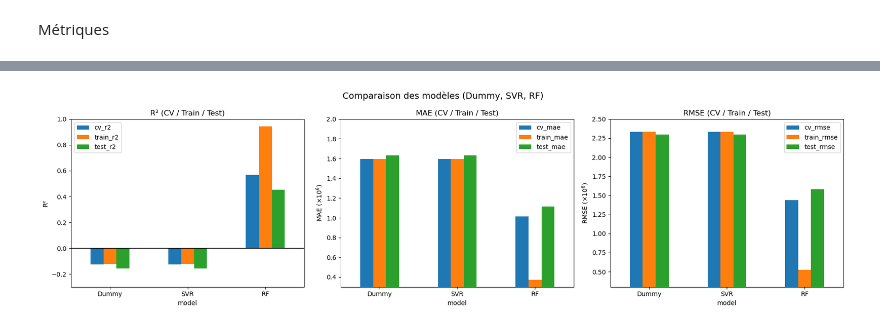
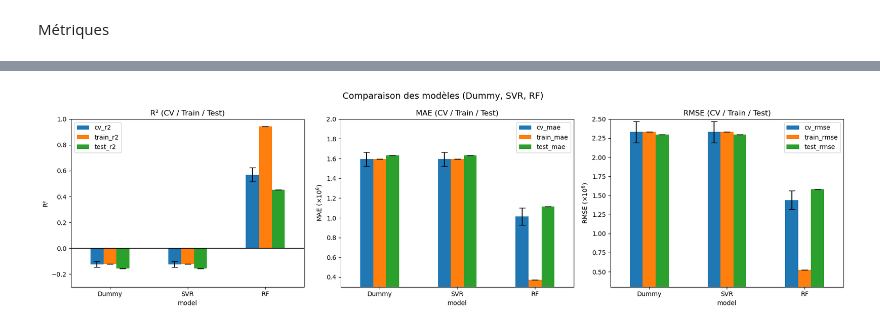
Before and after one commit to EthanChmt/Anticipez-les-besoins-en-consommations-de-batiments_, a Jupyter notebook: Notebooks/Notebook_4_comparaison_des_modeles .ipynb, the cells around one changed output, grey strips where cells are left out. Saved outputs shown, nothing was run; the diff lists cells and outputs as text; code cells hidden in the pictures.

```diff
--- a/Notebooks/Notebook_4_comparaison_des_modeles .ipynb
+++ b/Notebooks/Notebook_4_comparaison_des_modeles .ipynb
@@ -331,64 +465,60 @@ plt.show()
 # %%
 data = {
-    "model": ["Dummy", "SVR", "RF"],
-    "cv_r2":      [-0.124,  -0.124,  0.570],
-    "train_r2":   [-0.123,  -0.123,  0.944],
-    "test_r2":    [-0.156,  -0.156,  0.452],
-    "cv_mae":     [1595297.94, 1595259.73, 1014901.44],
-    "train_mae":  [1594893.67, 1594836.67, 369948.35],
-    "test_mae":   [1632270.78, 1632220.99, 1113843.86],
-    "cv_rmse":    [2330765.60, 2330712.92, 1439033.39],
-    "train_rmse": [2334513.25, 2334420.37, 523248.82],
-    "test_rmse":  [2296427.92, 2296354.05, 1581255.83],
+    "model":      ["Dummy", "SVR", "RF"],
+    "cv_r2":      [-0.124, -0.124, 0.570],
+    "cv_r2_std":  [0.022,  0.022,  0.053],
+    "train_r2":   [-0.123, -0.123, 0.944],
+    "test_r2":    [-0.156, -0.156, 0.452],
+
+    "cv_mae":     [1595297.94, 1595189.80, 1014901.44],
+    "cv_mae_std": [71095.06,   71094.41,   87102.19],
+    "train_mae":  [1594893.67, 1594750.29, 369948.35],
+    "test_mae":   [1632270.78, 1632148.33, 1113843.86],
+
+    "cv_rmse":     [2330765.60, 2330630.27, 1439033.39],
+    "cv_rmse_std": [138626.65,  138585.72,  121640.60],
+    "train_rmse":  [2334513.25, 2334335.25, 523248.82],
+    "test_rmse":   [2296427.92, 2296260.11, 1581255.83],
 }
+
 
 df = pd.DataFrame(data).set_index("model")
 
-# MAE et RMSE mis à l'échelle (÷ 1e6)
-df_mae_scaled  = df[["cv_mae", "train_mae", "test_mae"]]   / 1e6
+df_mae_scaled  = df[["cv_mae", "train_mae", "test_mae"]]  / 1e6
 df_rmse_scaled = df[["cv_rmse", "train_rmse", "test_rmse"]] / 1e6
+
+yerr_r2 = pd.DataFrame({"cv_r2": df["cv_r2_std"], "train_r2": np.zeros(len(df)), "test_r2": np.zeros(len(df))}, index=df.index)
+yerr_mae_scaled  = pd.DataFrame({"cv_mae": df["cv_mae_std"] / 1e6, "train_mae": np.zeros(len(df)), "test_mae": np.zeros(len(df))}, index=df.index)
+yerr_rmse_scaled = pd.DataFrame({"cv_rmse": df["cv_rmse_std"] / 1e6, "train_rmse": np.zeros(len(df)), "test_rmse": np.zeros(len(df))}, index=df.index)
 
 fig, axes = plt.subplots(1, 3, figsize=(18, 5))
 
-# 1) R²
-df[["cv_r2", "train_r2", "test_r2"]].plot(
-    kind="bar",
-    ax=axes[0]
-)
+df[["cv_r2", "train_r2", "test_r2"]].plot(kind="bar", ax=axes[0], yerr=yerr_r2, capsize=5)
 axes[0].set_title("R² (CV / Train / Test)")
 axes[0].set_ylabel("R²")
 axes[0].axhline(0, color="black", linewidth=1)
 axes[0].set_ylim(-0.3, 1.0)
 axes[0].tick_params(axis="x", rotation=0)
 
-# 2) MAE (÷ 1e6, mention ×10^6 dans le label)
-df_mae_scaled.plot(
-    kind="bar",
-    ax=axes[1]
-)
+df_mae_scaled.plot(kind="bar", ax=axes[1], yerr=yerr_mae_scaled, capsize=5)
 axes[1].set_title("MAE (CV / Train / Test)")
 axes[1].set_ylabel(r"MAE ($\times 10^6$)")
 axes[1].tick_params(axis="x", rotation=0)
 axes[1].set_ylim(0.3, 2.0)
 
-# 3) RMSE (÷ 1e6, mention ×10^6 dans le label)
-df_rmse_scaled.plot(
-    kind="bar",
-    ax=axes[2]
-)
+df_rmse_scaled.plot(kind="bar", ax=axes[2], yerr=yerr_rmse_scaled, capsize=5)
 axes[2].set_title("RMSE (CV / Train / Test)")
 axes[2].set_ylabel(r"RMSE ($\times 10^6$)")
 axes[2].tick_params(axis="x", rotation=0)
 axes[2].set_ylim(0.3, 2.5)
 
 fig.suptitle("Comparaison des modèles (Dummy, SVR, RF)", fontsize=14)
 fig.tight_layout()
 fig.savefig(
     r"C:\Users\ethan\OpenClassroom\Projet_2\Projet\Anticipez_les_besoins_\Graphs\comparaison_modeles_dummy_svr_rf.png",
     dpi=300,
     bbox_inches="tight"
 )
-
 plt.show()
 # %% [output]
-[figure, old version]
+[figure, new version]
```
Also changed, not shown: parts of 18 cells of this notebook, 7 other files.
